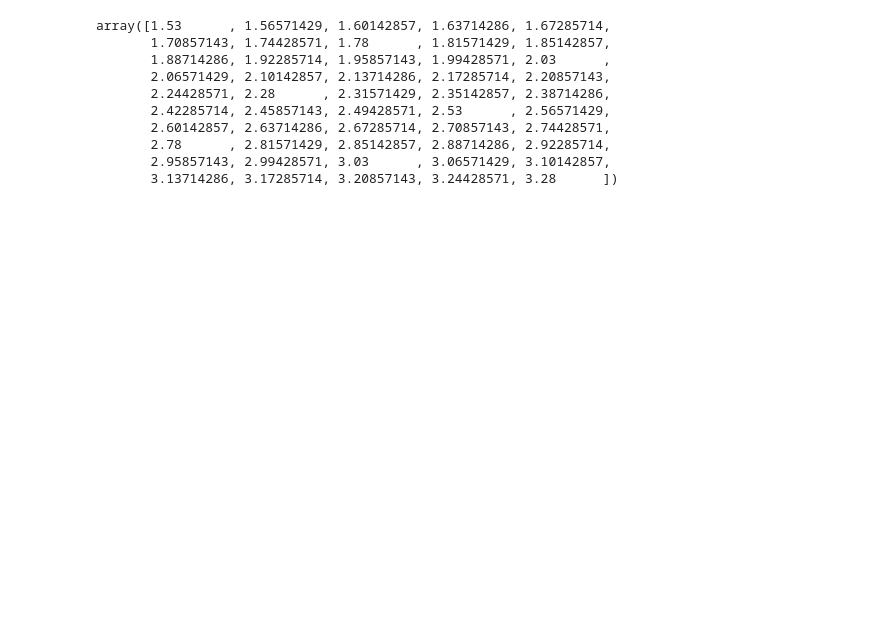
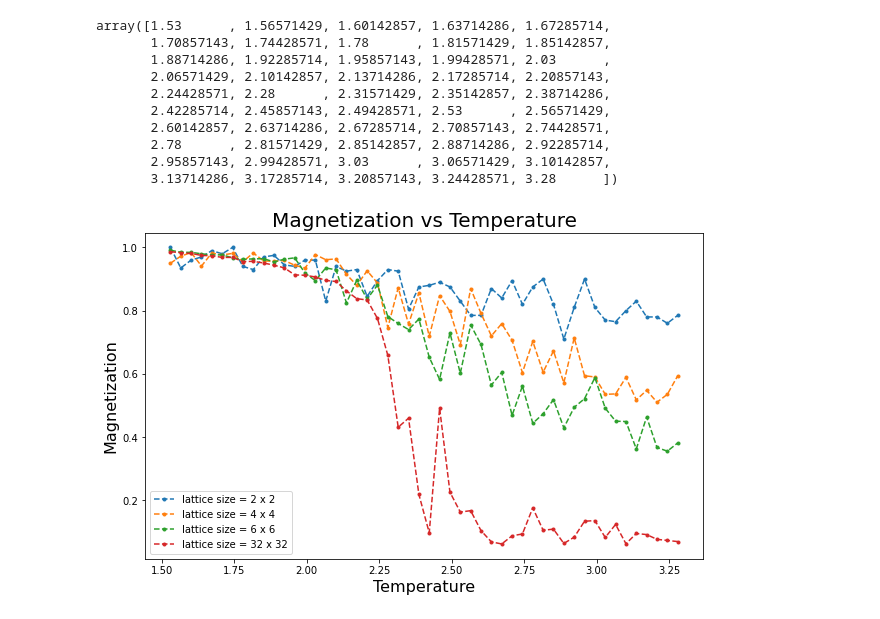
Before and after one commit to DUMUduwaka/Ising-Model, a Jupyter notebook: Ising_Model.ipynb, the cells around one changed output. Cells and saved outputs as stored; diff of their text form; code cells hidden in the pictures; blank space fills up the shorter version.

```diff
--- a/Ising_Model.ipynb
+++ b/Ising_Model.ipynb
@@ -41,7 +41,7 @@ eqsteps = 100     # number of MC sweeps for equilibration
 mcsteps = 100     # number of MC sweeps for calculation
 
 Temperature = np.linspace(1.53, 3.28, nt)
-Energy, Magnetization, SpecificHeat, Susceptibility = np.zeros(nt), np.zeros(nt), np.zeros(nt), np.zeros(nt)
+Energy, Magnetization, SpecificHeat, Susceptibility = np.zeros((4,nt)), np.zeros((4,nt)), np.zeros((4,nt)), np.zeros((4,nt))
 # n=1/(mcsteps*N*N)
 # %%
 Temperature
@@ -107,0 +95,39 @@ for item in range(len(lattice_size)):
+# %%
+for item in range(len(lattice_size)):
+  if item == 0:
+    state = lattice1
+  elif item == 1:
+    state = lattice2
+  elif item == 2:
+    state = lattice3
+  else:
+    state = lattice4
+
+  n = np.shape(state)[0]
+  for t in range(nt):
+    E=M=0
+    Beta = 1/Temperature[t]
+
+    for i in range(eqsteps):
+      mcmove(state, Beta)
+
+    for i in range(mcsteps):
+      mcmove(state, Beta)
+      E += calcEnergy(state)
+      M += abs(calcMag(state))
+
+    Energy[item,t] = E/(mcsteps*n*n)
+    Magnetization[item,t] = M/(mcsteps*n*n)
+# %%
+plt.figure(figsize=(10,6))
+plt.plot(Temperature,Magnetization[0],'.--',label =f'lattice size = {lattice_size[0]} x {lattice_size[0]}')
+plt.plot(Temperature,Magnetization[1],'.--',label =f'lattice size = {lattice_size[1]} x {lattice_size[1]}')
+plt.plot(Temperature,Magnetization[2],'.--',label =f'lattice size = {lattice_size[2]} x {lattice_size[2]}')
+plt.plot(Temperature,Magnetization[3],'.--',label =f'lattice size = {lattice_size[3]} x {lattice_size[3]}')
+plt.title('Magnetization vs Temperature',fontsize=20)
+plt.xlabel('Temperature',fontsize=16)
+plt.ylabel('Magnetization',fontsize=16)
+plt.legend()
+plt.show()
+# %% [output]
+[figure, added]
```
Also changed, not shown: parts of 7 cells of this notebook.
